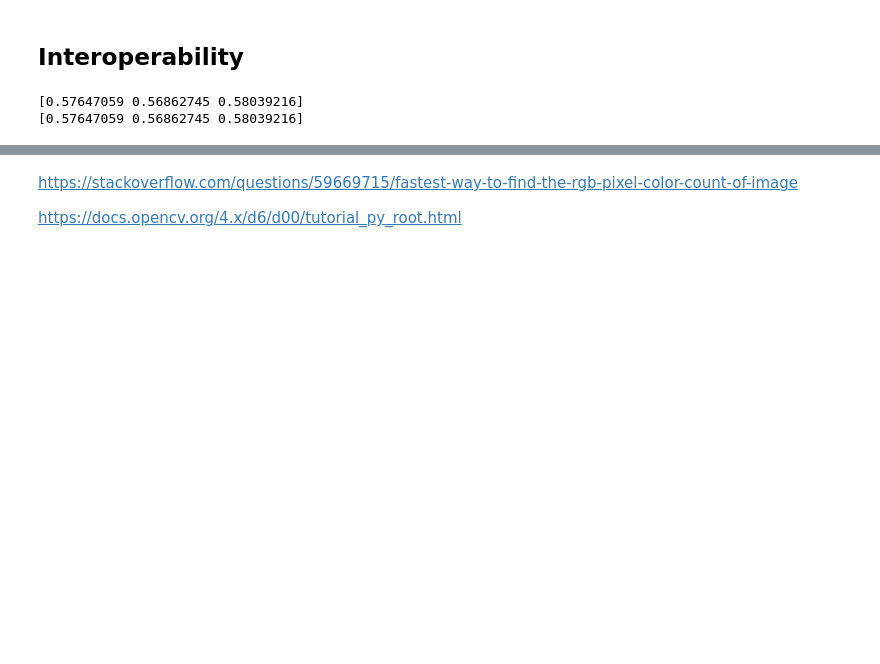
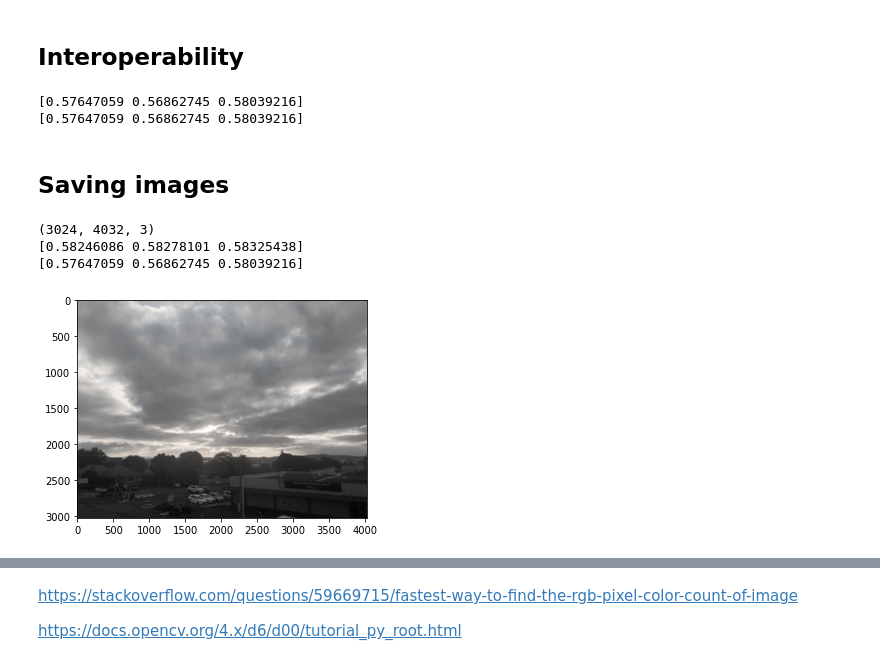
Before and after one commit to ICWallis/image-processing, a Jupyter notebook: method_hacking.ipynb, the cells around one changed output, grey strips where cells are left out. Drawn from its saved outputs; the diff is of its cells as text; code cells hidden in the pictures; blank space fills up the shorter version.

Commit message:
Saving image methods

```diff
--- a/method_hacking.ipynb
+++ b/method_hacking.ipynb
@@ -133,3 +134,21 @@ print(image_cv_RGB_float[0,0]) # float RGB for top, left pixel
 # %% [output]
 [0.57647059 0.56862745 0.58039216]
 [0.57647059 0.56862745 0.58039216]
+# %% [markdown]
+## Saving images
+# %%
+# alter the image using one of the skimage filters
+
+image_gaussian = filters.gaussian(image,sigma=3,multichannel=False)
+
+print(image_gaussian.shape)
+print(image_gaussian[0,0]) # floating point for top, left pixel
+print(image_float[0,0]) # floating for top, left pixel without the filter
+
+plt.imshow(image_gaussian)
+plt.show()
+# %% [output]
+(3024, 4032, 3)
+[0.58246086 0.58278101 0.58325438]
+[0.57647059 0.56862745 0.58039216]
+[figure, added]
```
Also changed, not shown: parts of 7 cells of this notebook.
